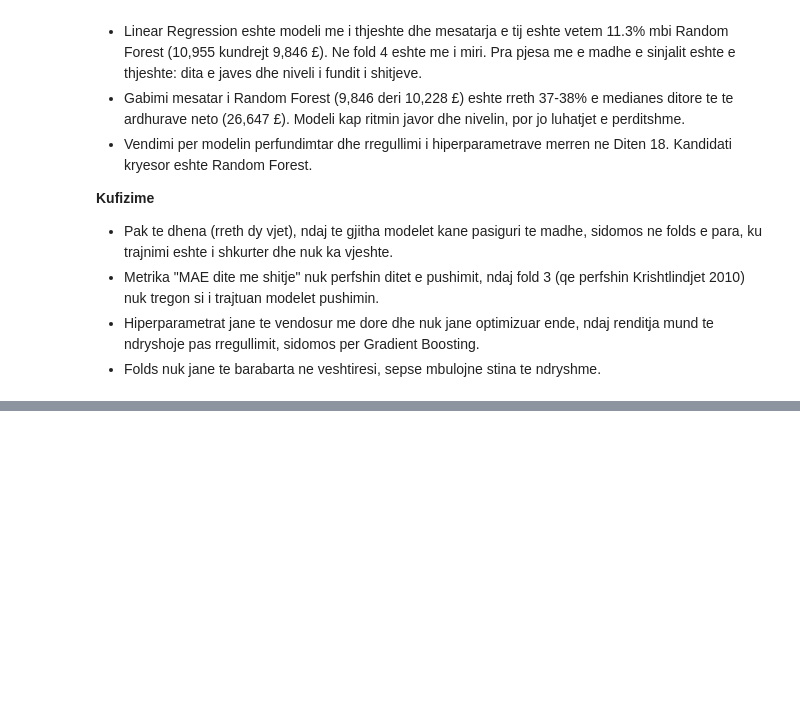
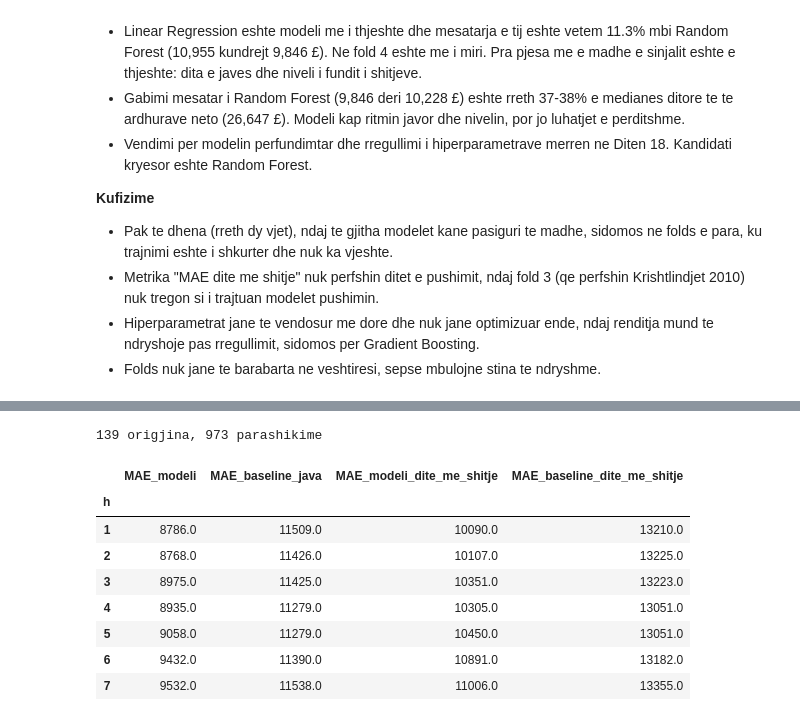
Before and after one commit to Dua-Gashi/online-retail-customer-analytics, a Jupyter notebook: notebooks/03_forecasting.ipynb, the cells around one changed output, grey strips where cells are left out. Drawn from its saved outputs; the diff is of its cells as text; code cells hidden in the pictures; blank space fills up the shorter version.

```diff
--- a/notebooks/03_forecasting.ipynb
+++ b/notebooks/03_forecasting.ipynb
@@ -591,0 +621,18 @@ Modeli me i mire per fold: fold 1 Random Forest, fold 2 baseline "java e kaluar"
+# %%
+from src.forecasting import backtest_horizons, horizon_summary
+
+hz = backtest_horizons(daily)
+print(hz["origin"].nunique(), "origjina,", len(hz), "parashikime")
+summary = horizon_summary(hz)
+summary.round(0)
+# %% [output]
+139 origjina, 973 parashikime
+|  | MAE_modeli | MAE_baseline_java | MAE_modeli_dite_me_shitje | MAE_baseline_dite_me_shitje |
+| h |  |  |  |  |
+| 1 | 8786.0 | 11509.0 | 10090.0 | 13210.0 |
+| 2 | 8768.0 | 11426.0 | 10107.0 | 13225.0 |
+| 3 | 8975.0 | 11425.0 | 10351.0 | 13223.0 |
+| 4 | 8935.0 | 11279.0 | 10305.0 | 13051.0 |
+| 5 | 9058.0 | 11279.0 | 10450.0 | 13051.0 |
+| 6 | 9432.0 | 11390.0 | 10891.0 | 13182.0 |
+| 7 | 9532.0 | 11538.0 | 11006.0 | 13355.0 |
```
Also changed, not shown: parts of 5 cells of this notebook, 4 other files.
